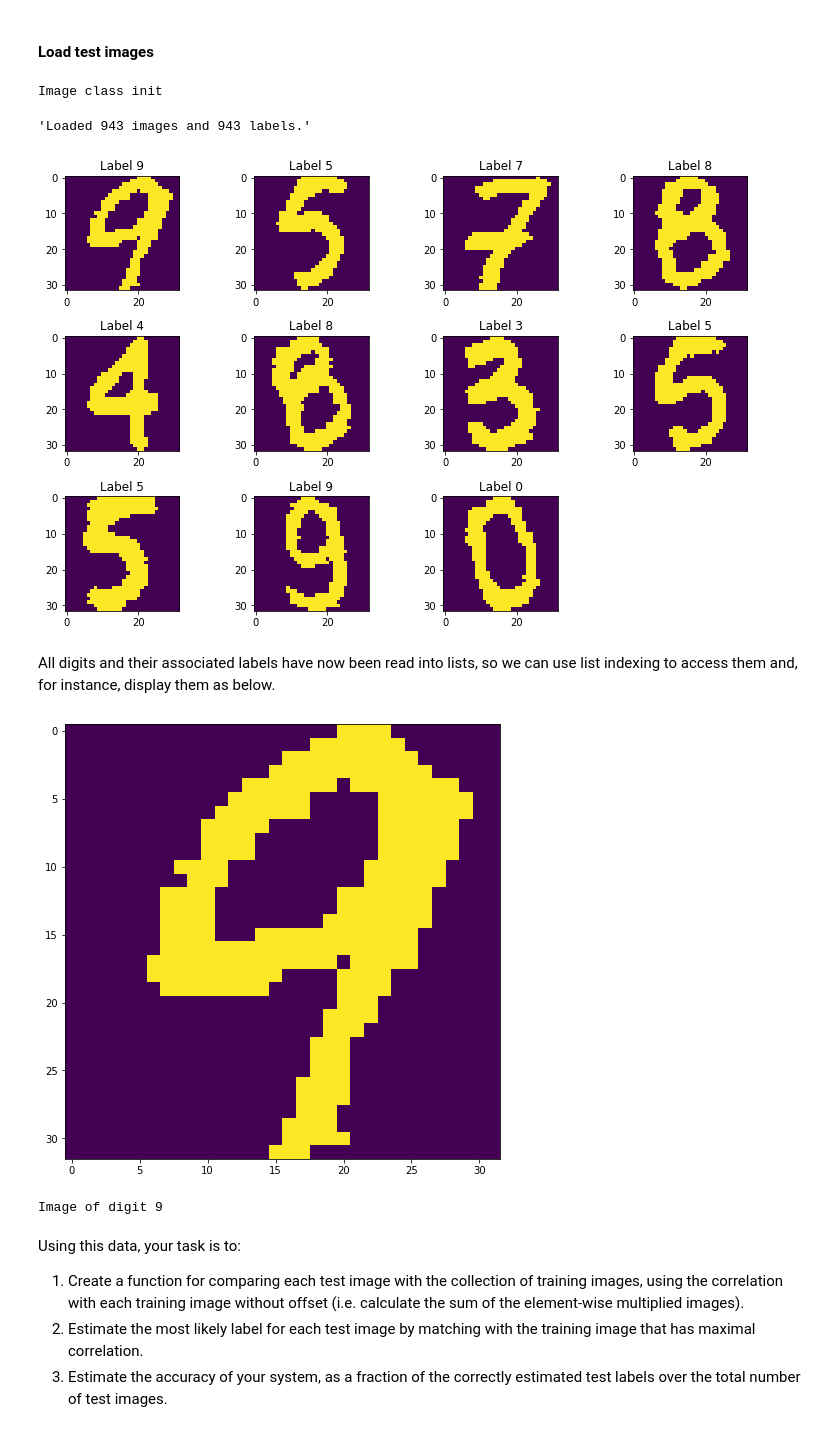
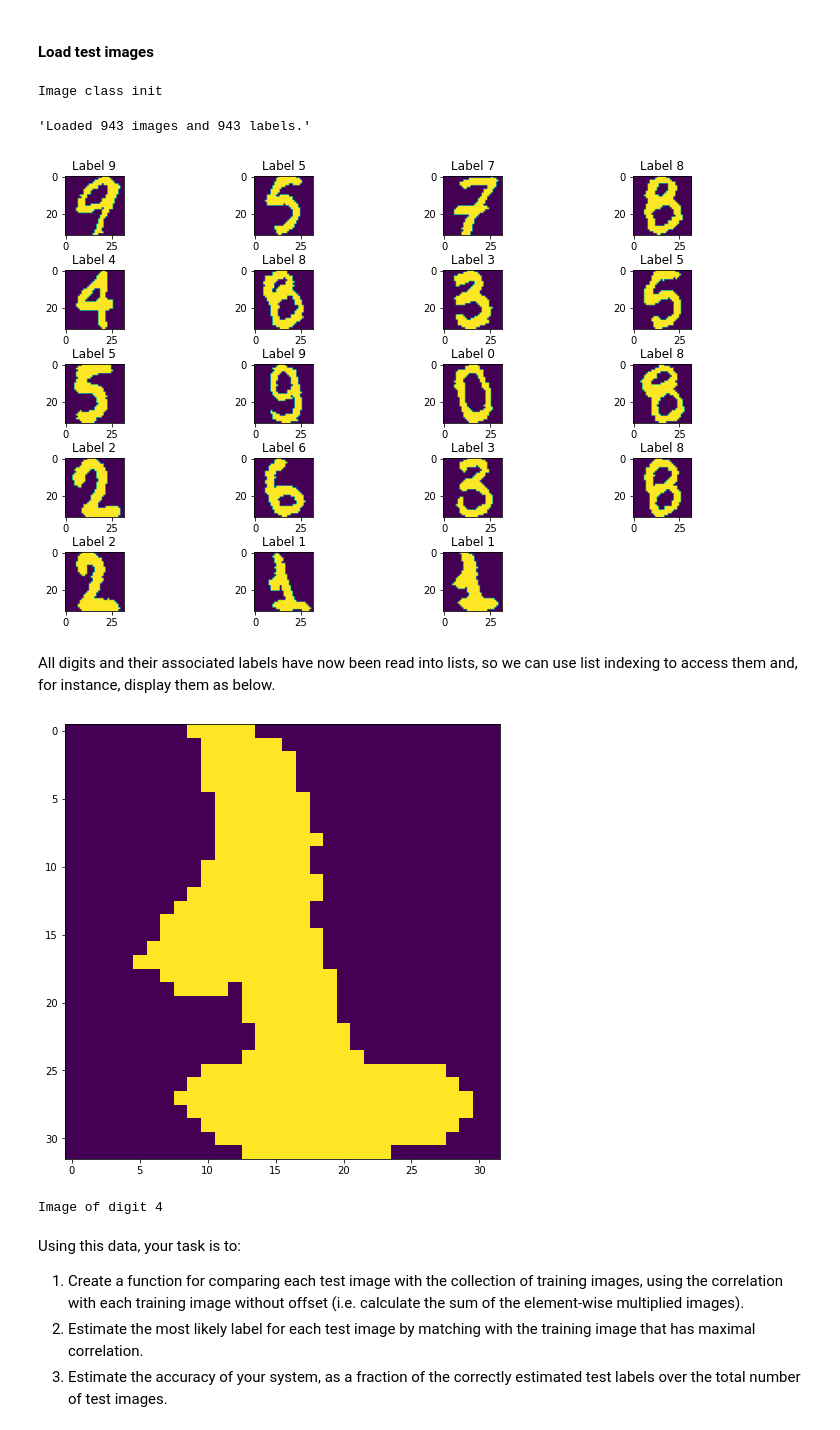
Before and after one commit to jplatipus/INM378_CityDspCoursework, a Jupyter notebook: coursework-image.ipynb, the cells around one changed output. Cells and saved outputs as stored; diff of their text form; code cells hidden in the pictures.

```diff
--- a/coursework-image.ipynb
+++ b/coursework-image.ipynb
@@ -103,22 +101,22 @@ Image class init
 # %%
 testImages = ImageClass()
 testImages.readImages('data/digits-test.txt')
-testImages.displayImages([0, 10, 20, 54, 78, 21, 65, 89, 100, 143, 155, 156])
+testImages.displayImages(range(0, 20))
 # %% [output]
 Image class init
 'Loaded 943 images and 943 labels.'
-[figure, old version]
+[figure, new version]
 # %% [markdown]
 All digits and their associated labels have now been read into lists, so we can use list indexing to access them and, for instance, display them as below.
 # %%
-index = 1
+index = 19
 plt.figure()
-plt.imshow(trainingImages.digitPixels[index])
+plt.imshow(testImages.digitPixels[index])
 plt.show()
 print('Image of digit {}'.format(trainingImages.digitLabels[index]))
 # %% [output]
-[figure, old version]
+[figure, new version]
-Image of digit 9
+Image of digit 4
 # %% [markdown]
 Using this data, your task is to:
 
```
Also changed, not shown: parts of 3 cells of this notebook, 3 other files.
